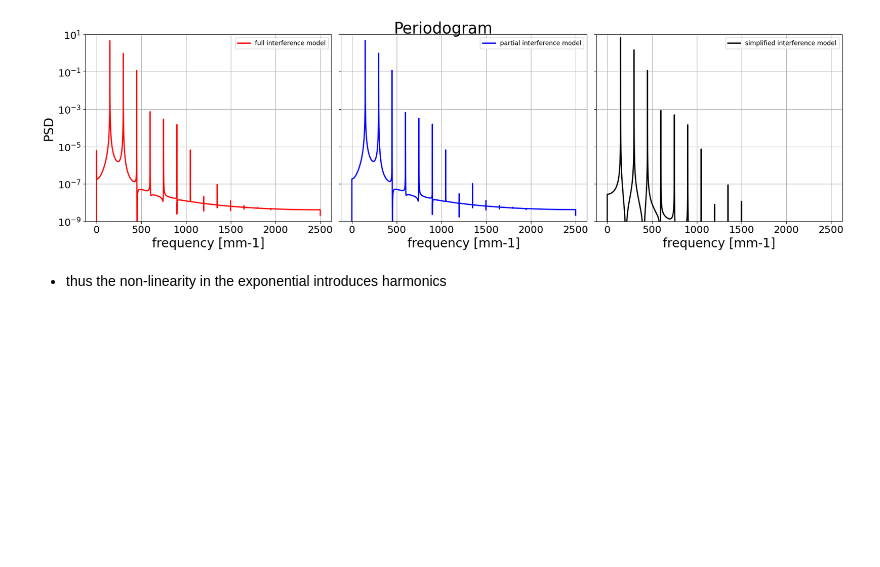
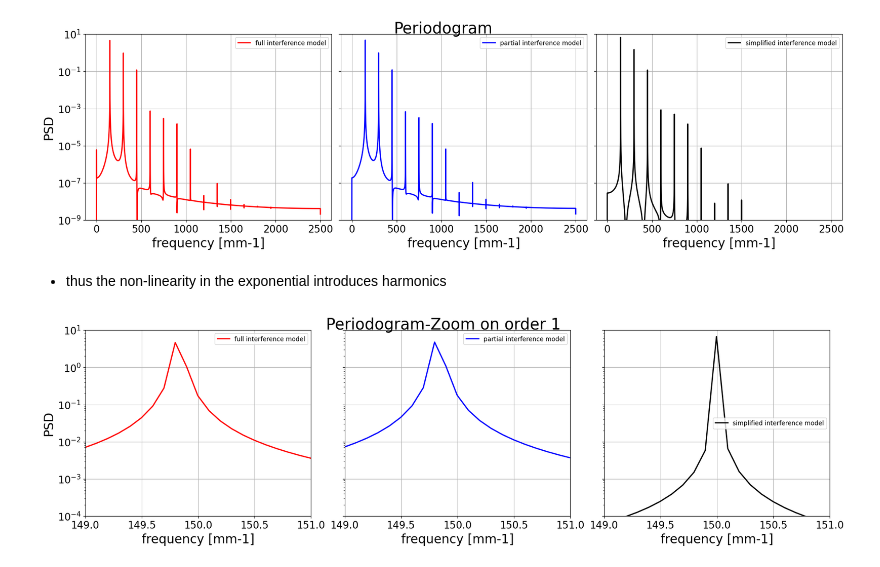
Before and after one commit to sylvielsstfr/AuxtelPSFpoppy, a Jupyter notebook: docs/notebooks/introdiffraction/06_EmulationInterferenceTwoSources.ipynb, the cells around one changed output. Cells and saved outputs as stored; diff of their text form; code cells hidden in the pictures; blank space fills up the shorter version.

```diff
--- a/docs/notebooks/introdiffraction/06_EmulationInterferenceTwoSources.ipynb
+++ b/docs/notebooks/introdiffraction/06_EmulationInterferenceTwoSources.ipynb
@@ -117,6 +117,11 @@ xmin = -0.05
 xmax = 0.05
 dxt = xmax-xmin
 a = 1/Neff
+# %%
+# compute the spatial frequency where the order 1 and 2 are
+f_order1 = Neff
+f_order2 = 2*Neff
+f_order3 = 3*Neff
 # %% [markdown]
 ### Hologram recording
 # %%
@@ -660,3 +665,35 @@ plt.show()
 [figure]
 # %% [markdown]
 - thus the non-linearity in the exponential introduces harmonics
+# %%
+fig,axs = plt.subplots(1,3,figsize=(18,5),layout="constrained",sharex=True,sharey=True)
+ax1,ax2,ax3 = axs.flatten()
+
+
+ax1.semilogy(fpe_1A, Pxx_dene_1A,"r-",label="full interference model")
+ax1.set_ylim([1e-4, 1e1])
+
+ax2.semilogy(fpe_2A, Pxx_dene_2A,"b-",label="partial interference model")
+ax2.set_ylim([1e-4, 1e1])
+
+ax3.semilogy(fpe_3A, Pxx_dene_3A,"k-",label="simplified interference model")
+ax3.set_ylim([1e-4, 1e1])
+
+ax1.set_xlabel('frequency [mm-1]')
+ax2.set_xlabel('frequency [mm-1]')
+ax3.set_xlabel('frequency [mm-1]')
+ax1.grid()
+ax2.grid()
+ax3.grid()
+
+ax1.legend()
+ax2.legend()
+ax3.legend()
+
+ax1.set_xlim(f_order1-5/beam_radius_mm,f_order1+5/beam_radius_mm)
+
+ax1.set_ylabel('PSD')
+plt.suptitle("Periodogram-Zoom on order 1",y=1.03,fontsize=25)
+plt.show()
+# %% [output]
+[figure, added]
```
Also changed, not shown: parts of 3 cells of this notebook, 1 other file.
